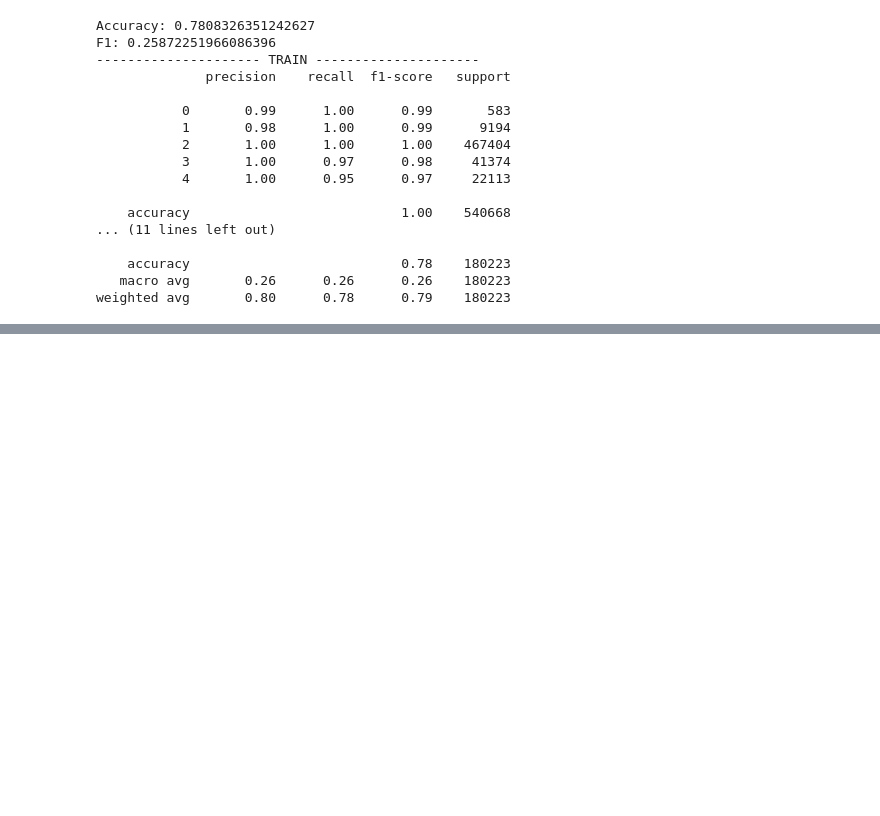
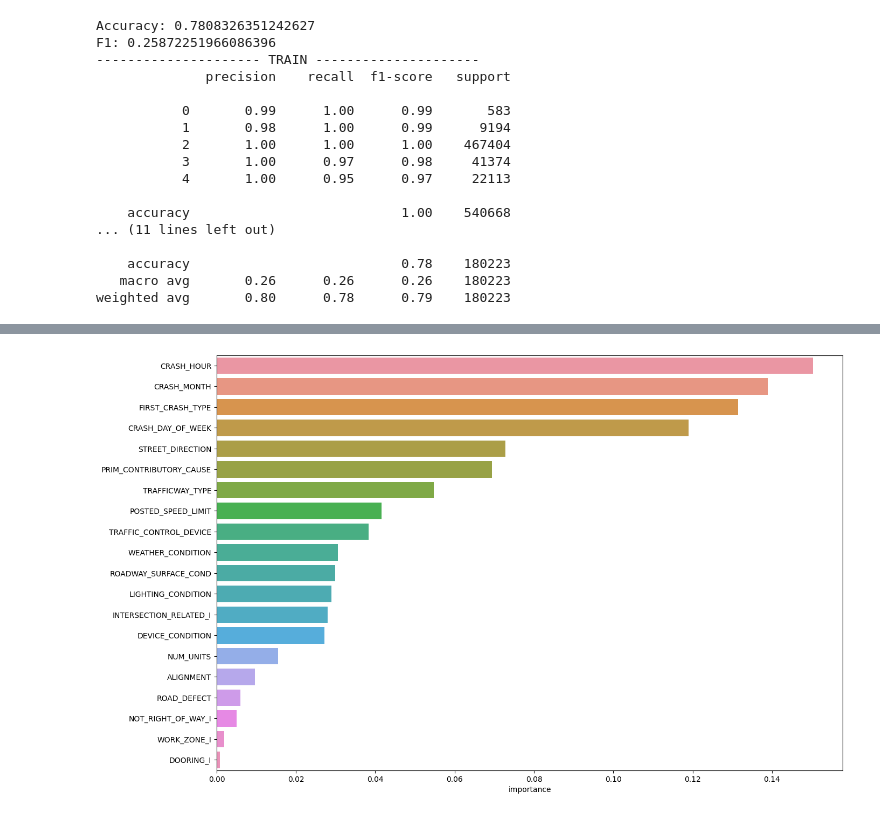
Before and after one commit to HuyHoangTuan/accidents_data_governance, a Jupyter notebook: src/note_book/main.ipynb, the cells around one changed output, grey strips where cells are left out. Cells and saved outputs as stored; diff of their text form; code cells hidden in the pictures; blank space fills up the shorter version.

```diff
--- a/src/note_book/main.ipynb
+++ b/src/note_book/main.ipynb
@@ -303,10 +293,12 @@ plt.show()
 # %%
-importances = pd.DataFrame(np.zeros((X_train.shape[1], 1)), columns=["importance"], index=X_train.columns)
+importances = pd.DataFrame(np.zeros((x_train.shape[1], 1)), columns=["importance"], index=x_chicago.columns)
 
-importances.iloc[:,0] = rfc.feature_importances_
+importances.iloc[:,0] = kernel.feature_importances_
 
 importances = importances.sort_values(by="importance", ascending=False)[:30]
 
 plt.figure(figsize=(15, 10))
 sns.barplot(x="importance", y=importances.index, data=importances)
 plt.show()
+# %% [output]
+[figure, added]
```
Also changed, not shown: parts of 9 cells of this notebook.
